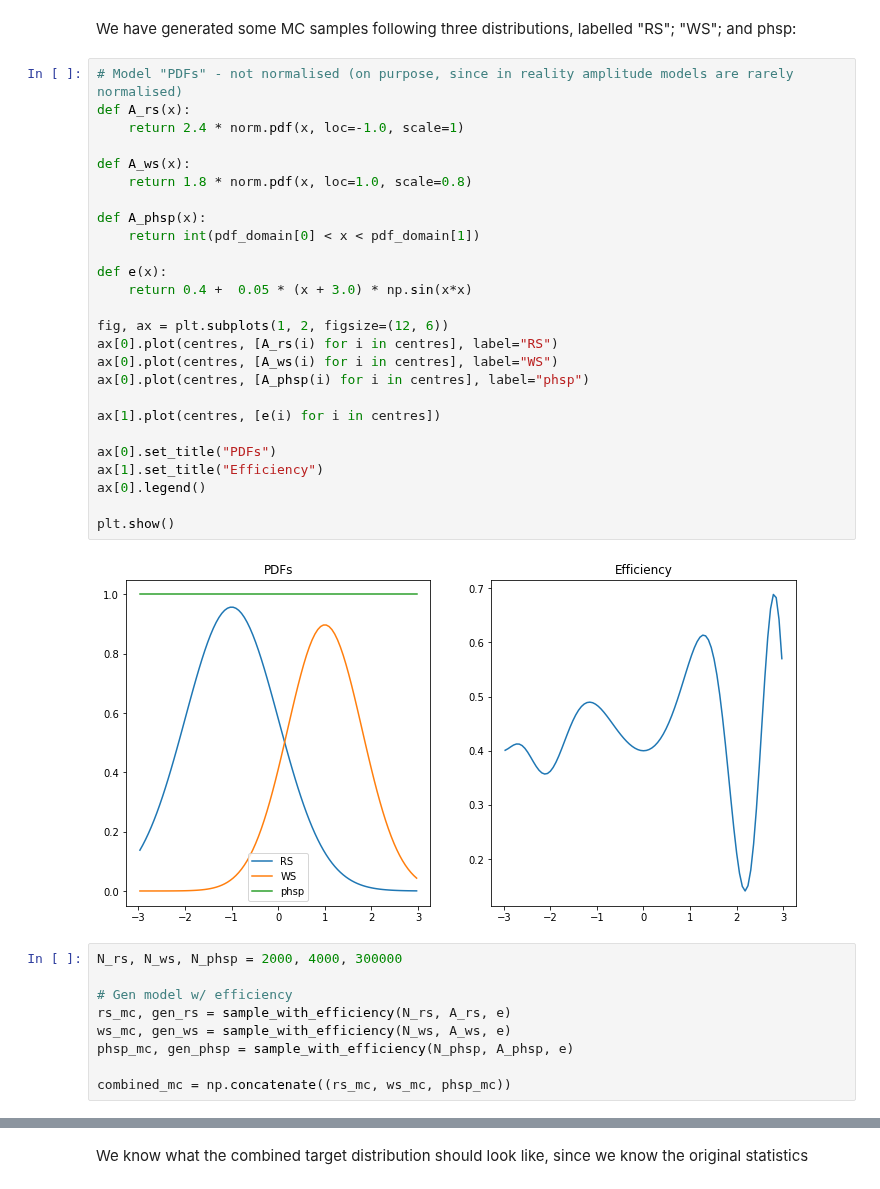
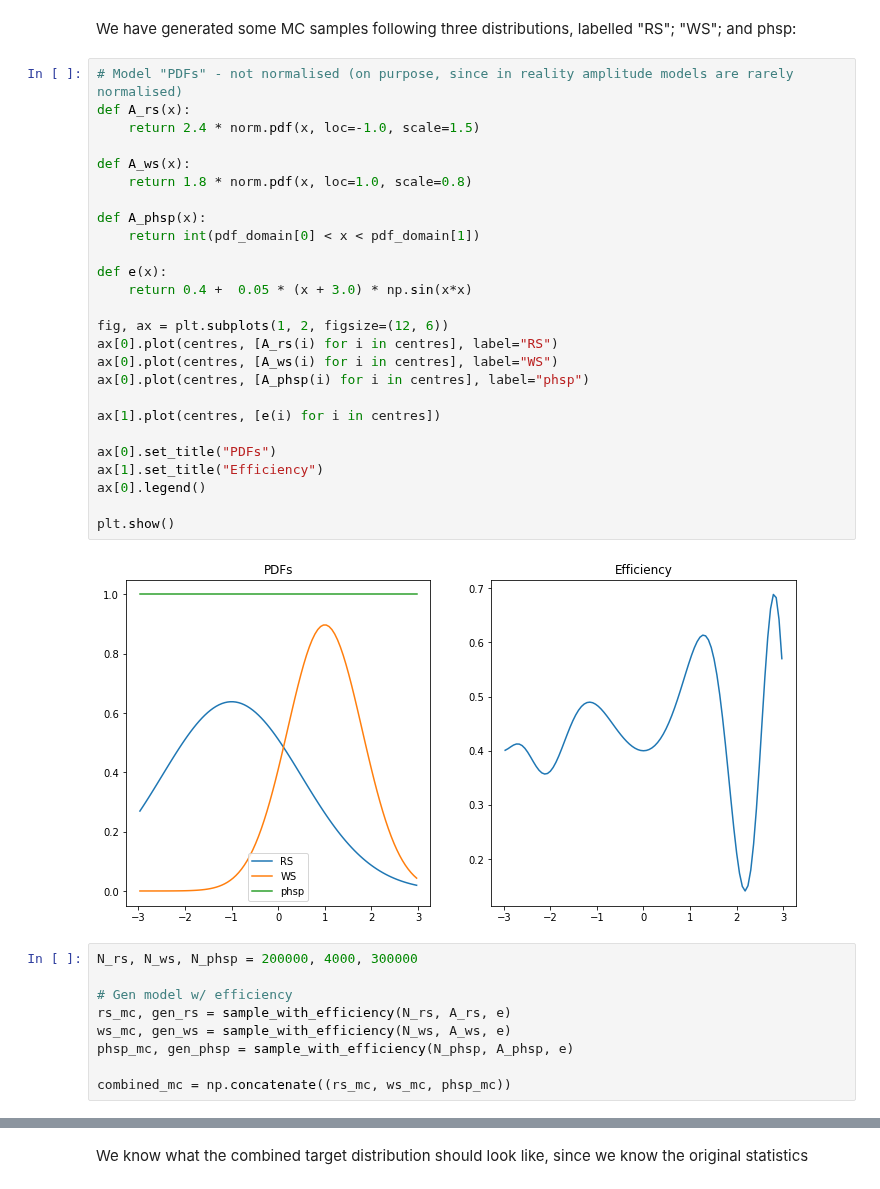
Before and after one commit to richard-lane/addPdfs, a Jupyter notebook: gen_stats.ipynb, the cells around one changed output, grey strips where cells are left out. Drawn from its saved outputs; the diff is of its cells as text.

```diff
--- a/gen_stats.ipynb
+++ b/gen_stats.ipynb
@@ -46,33 +47,33 @@ We have generated some MC samples following three distributions, labelled "RS";
 # %%
 # Model "PDFs" - not normalised (on purpose, since in reality amplitude models are rarely normalised)
 def A_rs(x):
-    return 2.4 * norm.pdf(x, loc=-1.0, scale=1)
+    return 2.4 * norm.pdf(x, loc=-1.0, scale=1.5)
 
 def A_ws(x):
     return 1.8 * norm.pdf(x, loc=1.0, scale=0.8)
 
 def A_phsp(x):
     return int(pdf_domain[0] < x < pdf_domain[1])
 
 def e(x):
     return 0.4 +  0.05 * (x + 3.0) * np.sin(x*x)
 
 fig, ax = plt.subplots(1, 2, figsize=(12, 6))
 ax[0].plot(centres, [A_rs(i) for i in centres], label="RS")
 ax[0].plot(centres, [A_ws(i) for i in centres], label="WS")
 ax[0].plot(centres, [A_phsp(i) for i in centres], label="phsp")
 
 ax[1].plot(centres, [e(i) for i in centres])
 
 ax[0].set_title("PDFs")
 ax[1].set_title("Efficiency")
 ax[0].legend()
 
 plt.show()
 # %% [output]
-[figure, old version]
+[figure, new version]
 # %%
-N_rs, N_ws, N_phsp = 2000, 4000, 300000
+N_rs, N_ws, N_phsp = 200000, 4000, 300000
 
 # Gen model w/ efficiency
 rs_mc, gen_rs = sample_with_efficiency(N_rs, A_rs, e)
```
Also changed, not shown: parts of 5 cells of this notebook, 1 other file.
